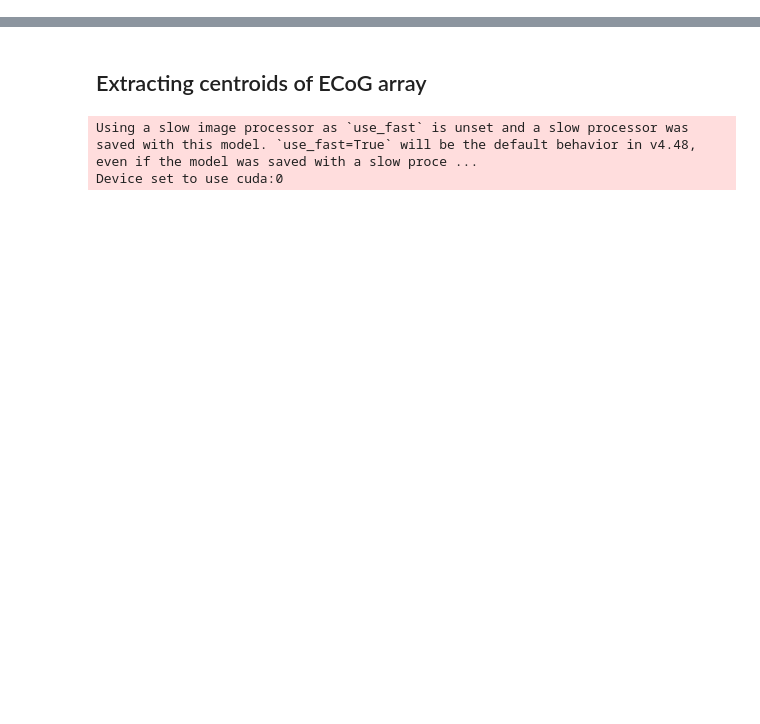
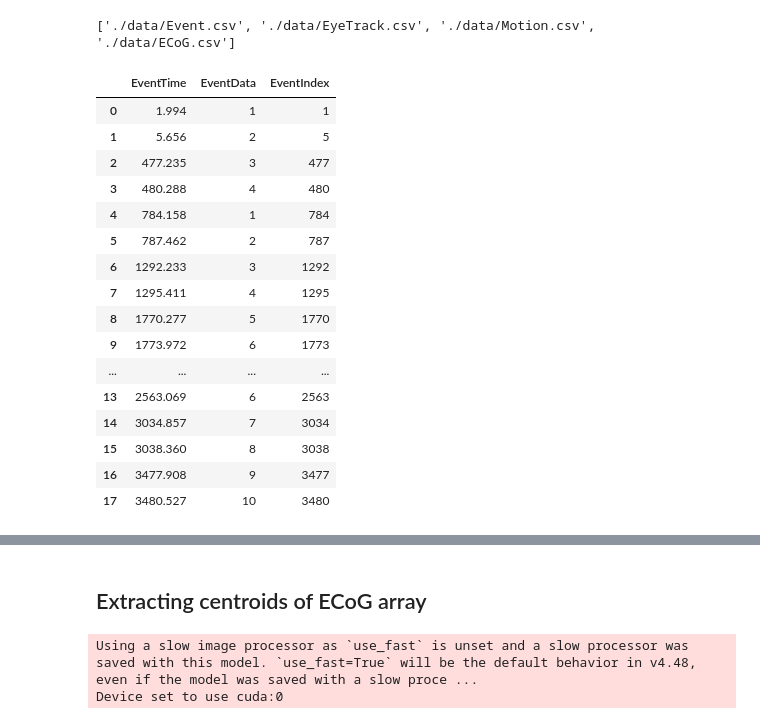
Before and after one commit to efwoods/Neural-Movement-Stimulation-VS-Suppression, a Jupyter notebook: data_analysis.ipynb, the cells around one changed output, grey strips where cells are left out. Cells and saved outputs as stored; diff of their text form; code cells hidden in the pictures; blank space fills up the shorter version.

```diff
--- a/data_analysis.ipynb
+++ b/data_analysis.ipynb
@@ -67,0 +35,36 @@ To enable the following instructions: AVX2 AVX_VNNI FMA, in other operations, re
+# %%
+# Load data
+
+data_dir = "./data/"
+data_l = glob(data_dir + '*.csv')
+print(data_l)
+
+event_df = pd.read_csv(data_l[0])
+eye_track_df = pd.read_csv(data_l[1])
+motion_df = pd.read_csv(data_l[2])
+
+# Monkey K2 (Kuma)
+# Electrodes [52 -> 64] and [121 -> 128] (inclusive) are in the medial wall of the macaque brain.
+ecog_df = pd.read_csv(data_l[3])
+# %% [output]
+['./data/Event.csv', './data/EyeTrack.csv', './data/Motion.csv', './data/ECoG.csv']
+# %%
+event_df
+# %% [output]
+|  | EventTime | EventData | EventIndex |
+| 0 | 1.994 | 1 | 1 |
+| 1 | 5.656 | 2 | 5 |
+| 2 | 477.235 | 3 | 477 |
+| 3 | 480.288 | 4 | 480 |
+| 4 | 784.158 | 1 | 784 |
+| 5 | 787.462 | 2 | 787 |
+| 6 | 1292.233 | 3 | 1292 |
+| 7 | 1295.411 | 4 | 1295 |
+| 8 | 1770.277 | 5 | 1770 |
+| 9 | 1773.972 | 6 | 1773 |
+| ... | ... | ... | ... |
+| 13 | 2563.069 | 6 | 2563 |
+| 14 | 3034.857 | 7 | 3034 |
+| 15 | 3038.360 | 8 | 3038 |
+| 16 | 3477.908 | 9 | 3477 |
+| 17 | 3480.527 | 10 | 3480 |
```
Also changed, not shown: parts of 12 cells of this notebook, 10 other files.
